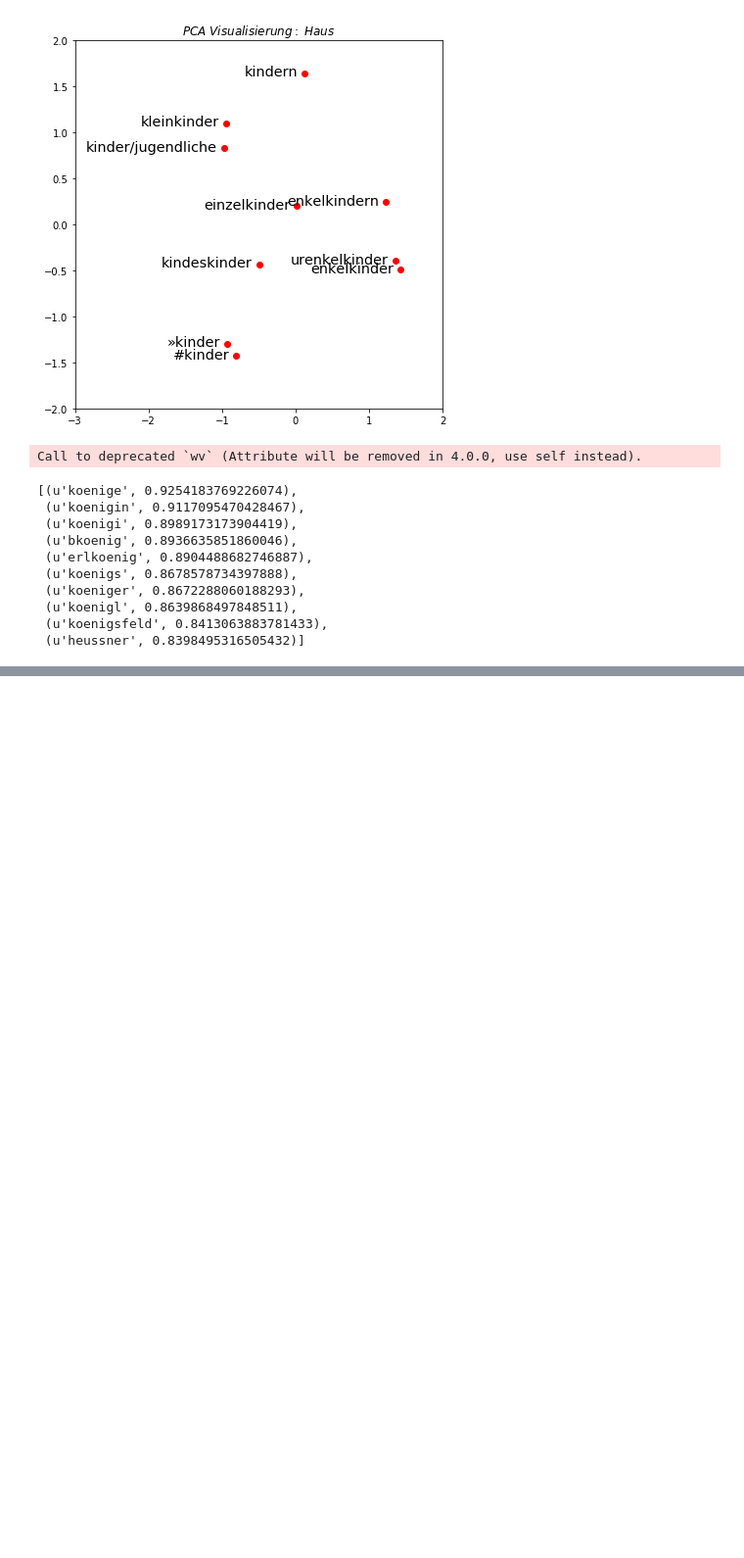
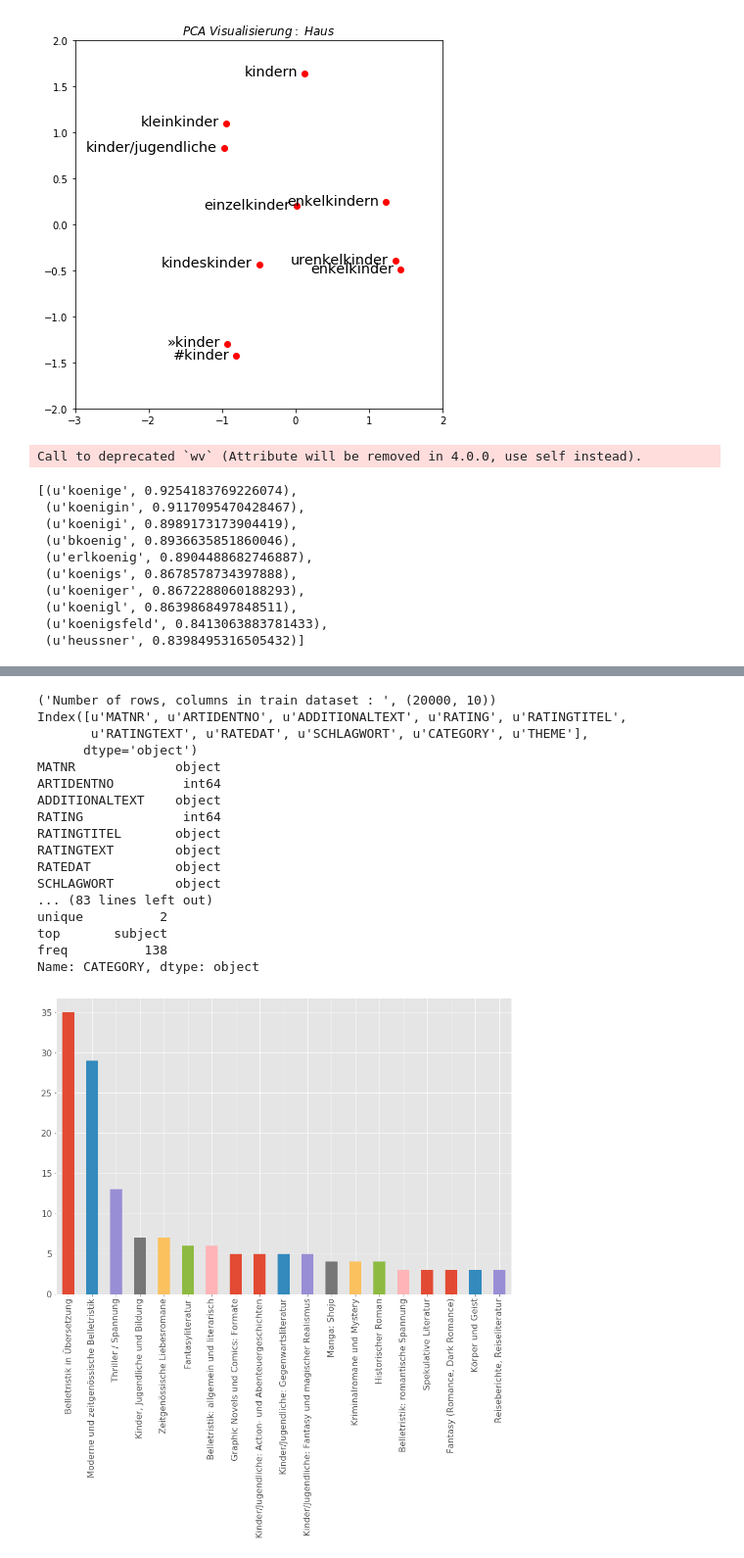
Before and after one commit to dupree/recommender_system, a Jupyter notebook: Thalia_dataProcessing.ipynb, the cells around one changed output, grey strips where cells are left out. Shown at 98% size. Cells and saved outputs as stored; diff of their text form; code cells hidden in the pictures; blank space fills up the shorter version.

Commit message:
changes with data processing, visualising added functionality of word2vec, doc2vec and WMD algorithms

```diff
--- a/Thalia_dataProcessing.ipynb
+++ b/Thalia_dataProcessing.ipynb
@@ -462,2 +464,68 @@ Call to deprecated `wv` (Attribute will be removed in 4.0.0, use self instead).
  (u'Kerry', 0.9860815405845642)]
+# %%
+# function taking data frame as input preprocess and return another data frame
+def dataPreprocess(train) :
+    train = train.iloc[:, :-1]
+    train.drop(train.columns[0], axis=1, inplace=True)
+    print("Number of rows, columns in train dataset : ",train.shape)
+    print train.columns
+    print train.dtypes
+    train.head(2)
+    print "Before removing the duplicates\n", train['ADDITIONALTEXT'].describe()
+    # dropping the rows with duplicate values in Additional text field -
+    train.drop_duplicates(subset='ADDITIONALTEXT', keep="first", inplace=True)
+    print "AFTER removing the duplicates\n", train['ADDITIONALTEXT'].describe()
+    train.head(2)
+    return train
+
+def dataVisualise(train) :
+    # trying some plotting of data wrt THEMES
+    import matplotlib as mpl
+    # Just making the plots look better
+    mpl.style.use('ggplot')
+    mpl.rcParams['figure.figsize'] = (8,6)
+    mpl.rcParams['font.size'] = 16
+    print "CHECKING for themes now\n", train['THEME'].describe()
+    # trying to filter out the long tail and keep only themes with count more than 3
+    counts = train['THEME'].value_counts()
+    counts1 =  counts[counts >= 2]
+    print "DISTRIBUTION of THEMES:"
+    print counts1
+    plot_data_theme = train[train['THEME'].isin(counts[counts >= 3].index)]
+    plot_data_theme['THEME'].value_counts().plot.bar(y='THEME', figsize=(15,10))
+
+    print "CHECKING for keywords now\n", train['SCHLAGWORT'].describe()
+    counts = train['SCHLAGWORT'].value_counts()
+    counts2 = counts[counts >= 2]
+    print "DISTRIBUTION of Schlagworts:"
+    print counts2
+#     plot_data_schlagwort = train[train['SCHLAGWORT'].isin(counts[counts >= 4].index)]
+#     plot_data_schlagwort['SCHLAGWORT'].value_counts().plot.bar(figsize=(25,10))
+
+    # We can see there are only two categories - Subject and Main Subject.
+    print "CHECKING for categories now\n", train['CATEGORY'].describe()
+
+train2 = pd.read_csv("/home/D072852/Thalia_data/thalia.csv", sep='|', skiprows = range(1, 10000), nrows=20000)
+train2 = dataPreprocess(train2)
+
+dataVisualise(train2)
+# %% [output]
+('Number of rows, columns in train dataset : ', (20000, 10))
+Index([u'MATNR', u'ARTIDENTNO', u'ADDITIONALTEXT', u'RATING', u'RATINGTITEL',
+       u'RATINGTEXT', u'RATEDAT', u'SCHLAGWORT', u'CATEGORY', u'THEME'],
+      dtype='object')
+MATNR             object
+ARTIDENTNO         int64
+ADDITIONALTEXT    object
+RATING             int64
+RATINGTITEL       object
+RATINGTEXT        object
+RATEDAT           object
+SCHLAGWORT        object
+... (83 lines left out)
+unique          2
+top       subject
+freq          138
+Name: CATEGORY, dtype: object
+[figure, added]
 # %%
```
Also changed, not shown: parts of 23 cells of this notebook.
